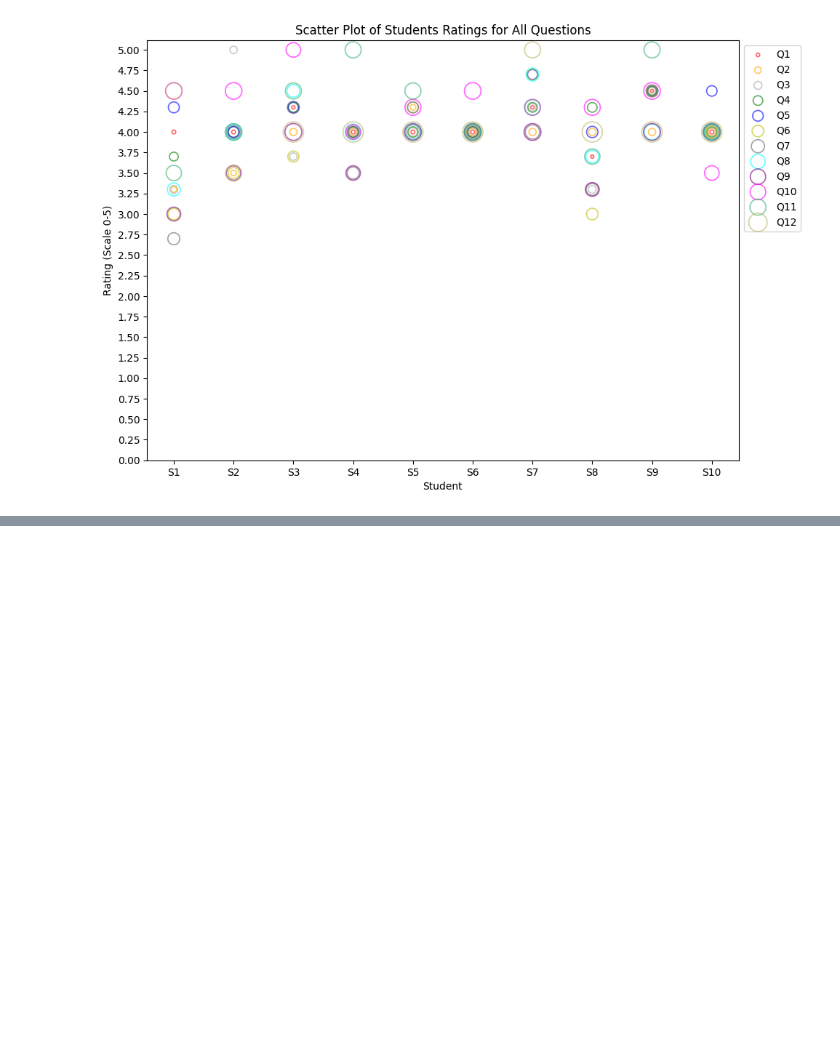
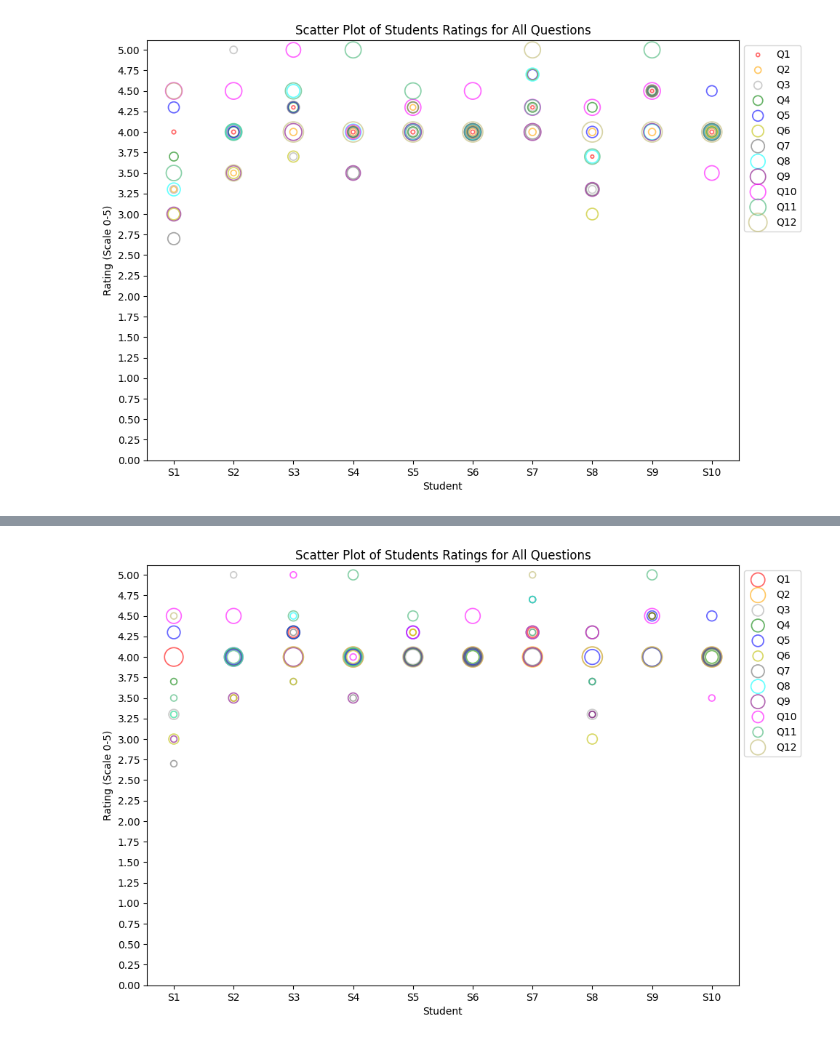
Before and after one commit to Graviton12/NOYCE_Visualizations, a Jupyter notebook: Noyce_viz_plot.ipynb, the cells around one changed output, grey strips where cells are left out. Drawn from its saved outputs; the diff is of its cells as text; code cells hidden in the pictures; blank space fills up the shorter version.

```diff
--- a/Noyce_viz_plot.ipynb
+++ b/Noyce_viz_plot.ipynb
@@ -455,7 +455,13 @@ def get_point_size_based_on_frequency(student, question, data, sizes_dict):
 
 
 '''
-def
+# we think the ocde may be focusing on the question paramter rather than the score parameter
+def frequency(parameters):
+    for a particular student, given the question:
+        if frequency == 1:
+            return base size 10
+        else:
+            return increase base size by a constant incrment
 '''
 
 # setting up size of the plot
@@ -564,0 +495,65 @@ TypeError: unsupported operand type(s) for +: 'dict' and 'int'
+# %%
+# Creating a function to determine point size based on frequency
+def calculate_point_size(frequency, base_size=40, increment=60):
+    """
+    Calculate the point size based on the frequency of a student's rating.
+
+    :param frequency: The frequency of a particular rating
+    :param base_size: The base size for a point (default is 10)
+    :param increment: The increment by which the size increases with frequency (default is 5)
+    :return: The calculated point size
+    """
+    if frequency == 1:
+        return base_size
+    else:
+        return base_size + increment * (frequency - 1)
+
+# Create a function to get the size of a datapoint based on frequency
+def get_point_size_based_on_frequency(student, question, data):
+    # The rating for the given student for a particular question is retrieved from the dataset
+    student_rating = data.loc[data['Student'] == student, question].values[0]
+    # Calculate the frequency of this rating for the specific question
+    frequency = sum(data[question] == student_rating)
+    # Calculate point size using the new function
+    return calculate_point_size(frequency)
+
+# creating function to place a specific color for a question
+def question_color(ques_column_name):
+    # dictionary that assigns a color for a specific question
+    color_dict = {
+        'Q1': 'red', 'Q2': 'orange', 'Q3': 'darkgray', 'Q4': 'green', 'Q5': 'blue',
+        'Q6': 'y', 'Q7': 'dimgray', 'Q8': 'aqua', 'Q9': 'purple', 'Q10': 'magenta',
+        'Q11': 'mediumseagreen', 'Q12': 'darkkhaki',
+    }
+    # returns the color associated with a given question
+    # If the ques_column_name exists in color_dict, it returns the corresponding color, if it does not exist then returns black
+    return color_dict.get(ques_column_name, 'black')
+
+# Setting up the size of the plot
+plt.figure(figsize=(10.5, 7.5))
+# For a rating given a particular question in the columns of student_data starting from the second column and continuing until the last column
+# The first column is ignored because it contains the students
+for question in student_data.columns[1:]:
+    # student_data['Student'] retrieves the 'Student' column from the student_data dataset. This column contains the identifiers for each student
+    # for student in student_data['Student' iterates over each student identifier in the 'Student' column
+    # get_point_size_based_on_frequency(student, question, student_data) is a function call within the List Comprehension
+    # So, For each student in student_data['Student'], it calls the get_point_size_based_on_frequency
+    sizes = [get_point_size_based_on_frequency(student, question, student_data) for student in student_data['Student']]
+    # Creating a scatter plot for each question
+    sns.scatterplot(x=student_data['Student'], y=question, data=student_data, edgecolor=question_color(question), facecolor='none',
+                    s=sizes, label=question, alpha=0.6, linewidth=1.25)
+
+# Setting major ticks for y-axis
+plt.yticks([0.00, 0.25, 0.50, 0.75, 1.00, 1.25, 1.50, 1.75, 2.00, 2.25, 2.50, 2.75, 3.00, 3.25, 3.50, 3.75, 4.00, 4.25, 4.50, 4.75, 5.00], ['0.00', '0.25', '0.50', '0.75', '1.00', '1.25', '1.50', '1.75', '2.00', '2.25', '2.50', '2.75', '3.00', '3.25', '3.50', '3.75', '4.00', '4.25', '4.50', '4.75', '5.00'])
+
+# Add labels and title
+plt.xlabel('Student')
+plt.ylabel('Rating (Scale 0-5)')
+plt.title('Scatter Plot of Students Ratings for All Questions')
+
+# Adjusting legend
+plt.legend(bbox_to_anchor=(1, 1), loc='upper left')
+
+plt.show()
+# %% [output]
+[figure, added]
```
Also changed, not shown: parts of 1 cell of this notebook.
